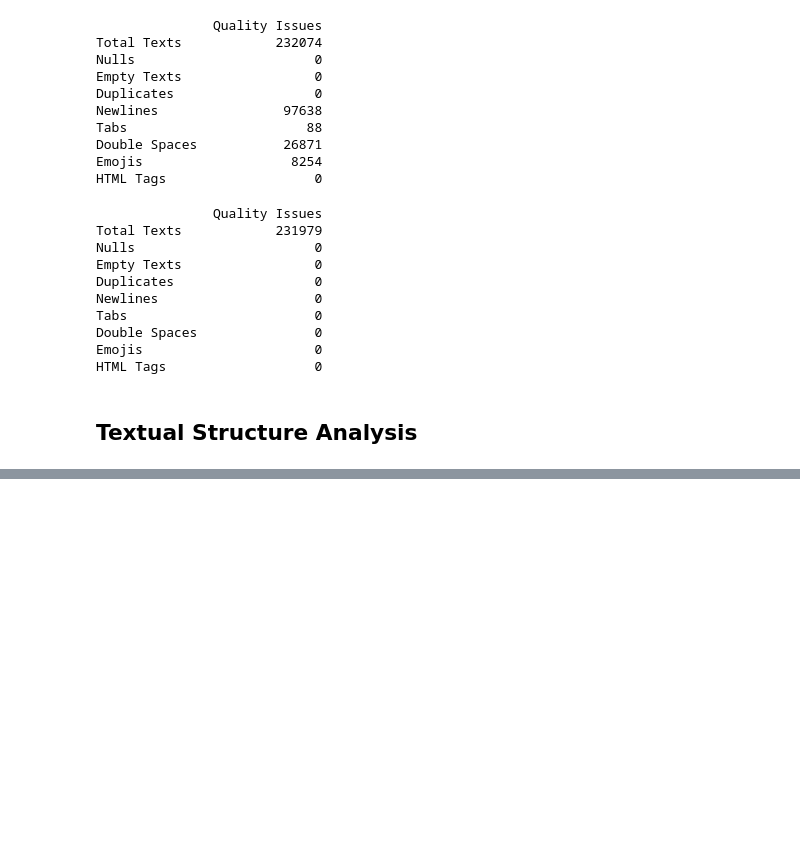
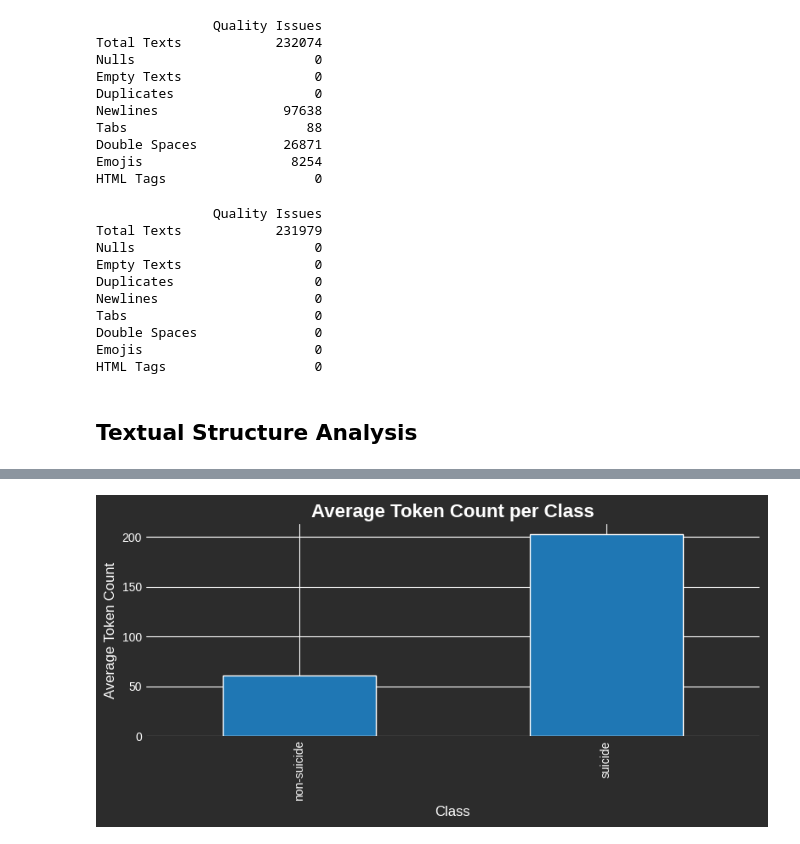
Before and after one commit to Roberto13-Vil/mental-health-text-classification, a Jupyter notebook: Notebooks/01_exploratory_data.ipynb, the cells around one changed output, grey strips where cells are left out. Cells and saved outputs as stored; diff of their text form; code cells hidden in the pictures; blank space fills up the shorter version.

```diff
--- a/Notebooks/01_exploratory_data.ipynb
+++ b/Notebooks/01_exploratory_data.ipynb
@@ -163,0 +200,19 @@ df = pd.read_parquet('../Data/cleaned_suicide_detection.parquet')
+# %%
+with plt.style.context('seaborn-v0_8-darkgrid'):
+    fig, ax = plt.subplots(figsize=(8, 4), facecolor='#444444')
+    avg_token_count = df.groupby('class')['token_count'].mean()
+    bars = avg_token_count.plot(kind='bar', ax=ax, color='#1f77b4', edgecolor='white')
+
+    ax.set_title('Average Token Count per Class', fontsize=16, color='white', weight='bold')
+    ax.set_xlabel('Class', fontsize=12, color='white')
+    ax.set_ylabel('Average Token Count', fontsize=12, color='white')
+
+    ax.tick_params(colors='white')
+    ax.set_facecolor('#2c2c2c')
+    fig.patch.set_facecolor('#2c2c2c')
+
+    plt.tight_layout()
+    plt.savefig('../Outputs/Images/avg_token_count_per_class')
+    plt.show()
+# %% [output]
+[figure, added]
```
Also changed, not shown: parts of 9 cells of this notebook, 11 other files.
